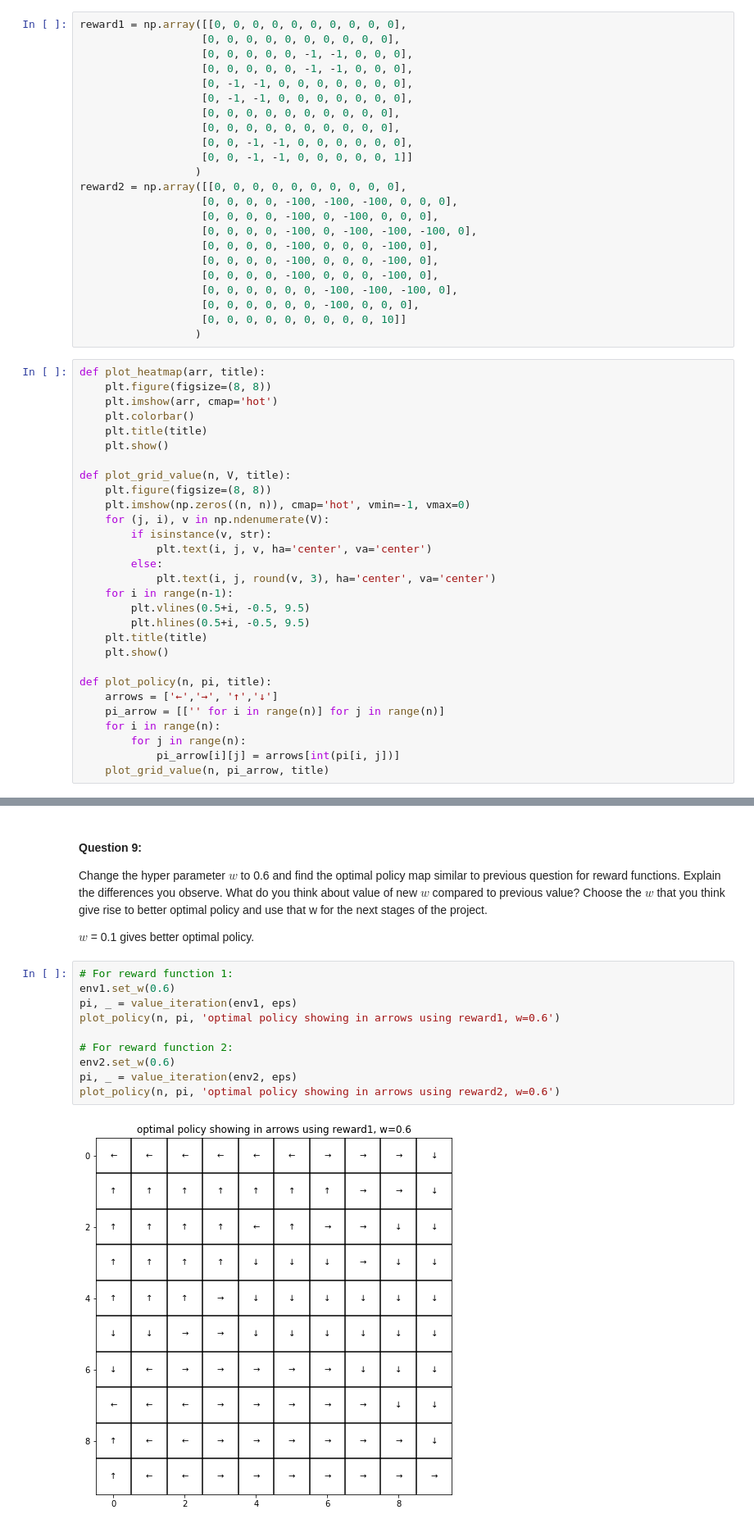
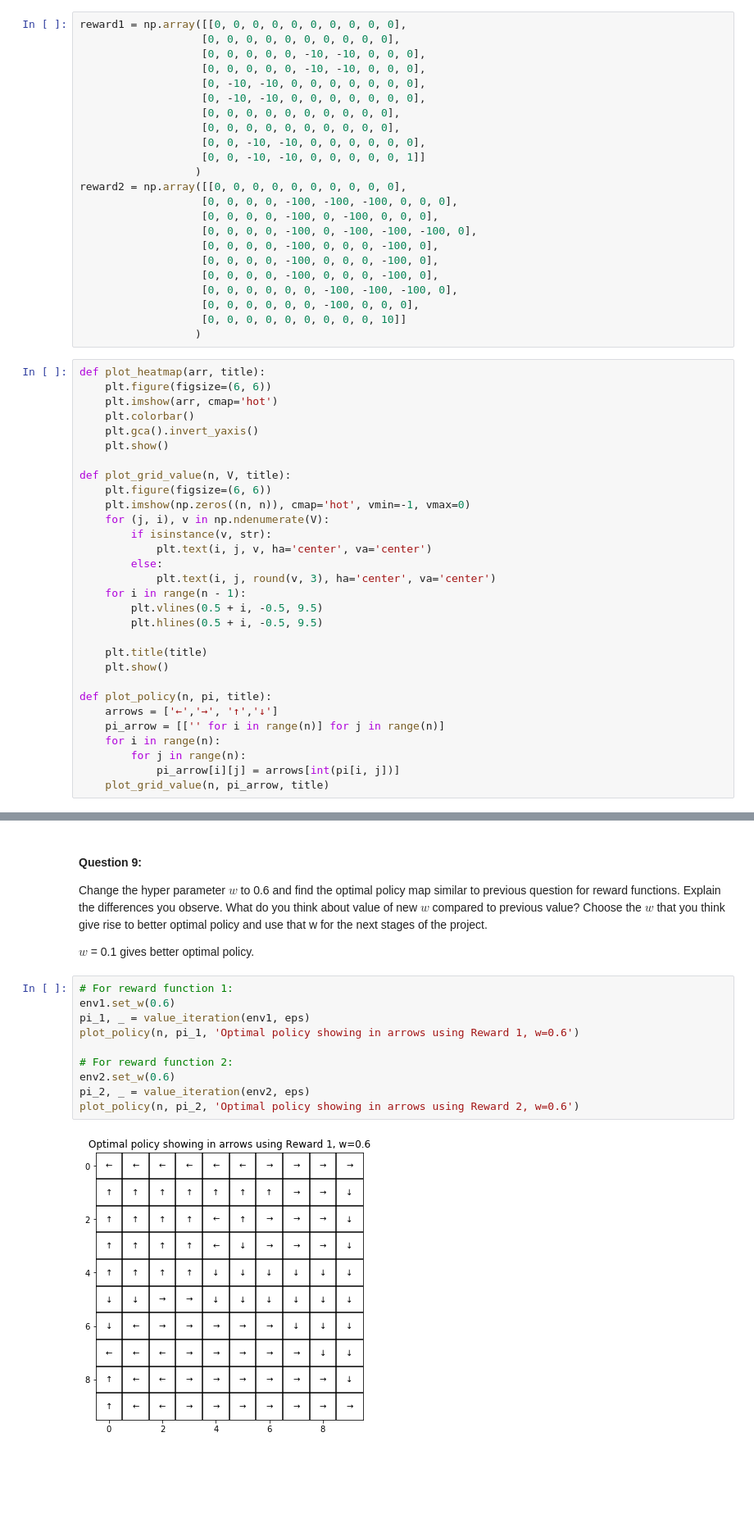
Before and after one commit to MaggieX/Large_Scale_Social_Complex_Network, a Jupyter notebook: Project3/Project3_Q1_Q17.ipynb, the cells around one changed output, grey strips where cells are left out. Shown at 82% size. Drawn from its saved outputs; the diff is of its cells as text; blank space fills up the shorter version.

```diff
--- a/Project3/Project3_Q1_Q17.ipynb
+++ b/Project3/Project3_Q1_Q17.ipynb
@@ -113,14 +113,14 @@ import matplotlib.pyplot as plt
 # %%
 reward1 = np.array([[0, 0, 0, 0, 0, 0, 0, 0, 0, 0],
                    [0, 0, 0, 0, 0, 0, 0, 0, 0, 0],
-                   [0, 0, 0, 0, 0, -1, -1, 0, 0, 0],
-                   [0, 0, 0, 0, 0, -1, -1, 0, 0, 0],
-                   [0, -1, -1, 0, 0, 0, 0, 0, 0, 0],
-                   [0, -1, -1, 0, 0, 0, 0, 0, 0, 0],
+                   [0, 0, 0, 0, 0, -10, -10, 0, 0, 0],
+                   [0, 0, 0, 0, 0, -10, -10, 0, 0, 0],
+                   [0, -10, -10, 0, 0, 0, 0, 0, 0, 0],
+                   [0, -10, -10, 0, 0, 0, 0, 0, 0, 0],
                    [0, 0, 0, 0, 0, 0, 0, 0, 0, 0],
                    [0, 0, 0, 0, 0, 0, 0, 0, 0, 0],
-                   [0, 0, -1, -1, 0, 0, 0, 0, 0, 0],
-                   [0, 0, -1, -1, 0, 0, 0, 0, 0, 1]]
+                   [0, 0, -10, -10, 0, 0, 0, 0, 0, 0],
+                   [0, 0, -10, -10, 0, 0, 0, 0, 0, 1]]
                   )
 reward2 = np.array([[0, 0, 0, 0, 0, 0, 0, 0, 0, 0],
                    [0, 0, 0, 0, -100, -100, -100, 0, 0, 0],
@@ -135,23 +135,24 @@ reward2 = np.array([[0, 0, 0, 0, 0, 0, 0, 0, 0, 0],
                   )
 # %%
 def plot_heatmap(arr, title):
-    plt.figure(figsize=(8, 8))
+    plt.figure(figsize=(6, 6))
     plt.imshow(arr, cmap='hot')
     plt.colorbar()
-    plt.title(title)
+    plt.gca().invert_yaxis()
     plt.show()
 
 def plot_grid_value(n, V, title):
-    plt.figure(figsize=(8, 8))
+    plt.figure(figsize=(6, 6))
     plt.imshow(np.zeros((n, n)), cmap='hot', vmin=-1, vmax=0)
     for (j, i), v in np.ndenumerate(V):
         if isinstance(v, str):
             plt.text(i, j, v, ha='center', va='center')
         else:
             plt.text(i, j, round(v, 3), ha='center', va='center')
-    for i in range(n-1):
-        plt.vlines(0.5+i, -0.5, 9.5)
-        plt.hlines(0.5+i, -0.5, 9.5)
+    for i in range(n - 1):
+        plt.vlines(0.5 + i, -0.5, 9.5)
+        plt.hlines(0.5 + i, -0.5, 9.5)
+
     plt.title(title)
     plt.show()
 
@@ -366,12 +381,12 @@ $w$ = 0.1 gives better optimal policy.
 # %%
 # For reward function 1:
 env1.set_w(0.6)
-pi, _ = value_iteration(env1, eps)
-plot_policy(n, pi, 'optimal policy showing in arrows using reward1, w=0.6')
+pi_1, _ = value_iteration(env1, eps)
+plot_policy(n, pi_1, 'Optimal policy showing in arrows using Reward 1, w=0.6')
 
 # For reward function 2:
 env2.set_w(0.6)
-pi, _ = value_iteration(env2, eps)
-plot_policy(n, pi, 'optimal policy showing in arrows using reward2, w=0.6')
+pi_2, _ = value_iteration(env2, eps)
+plot_policy(n, pi_2, 'Optimal policy showing in arrows using Reward 2, w=0.6')
 # %% [output]
-[figure, old version]
+[figure, new version]
```
Also changed, not shown: parts of 20 cells of this notebook.
